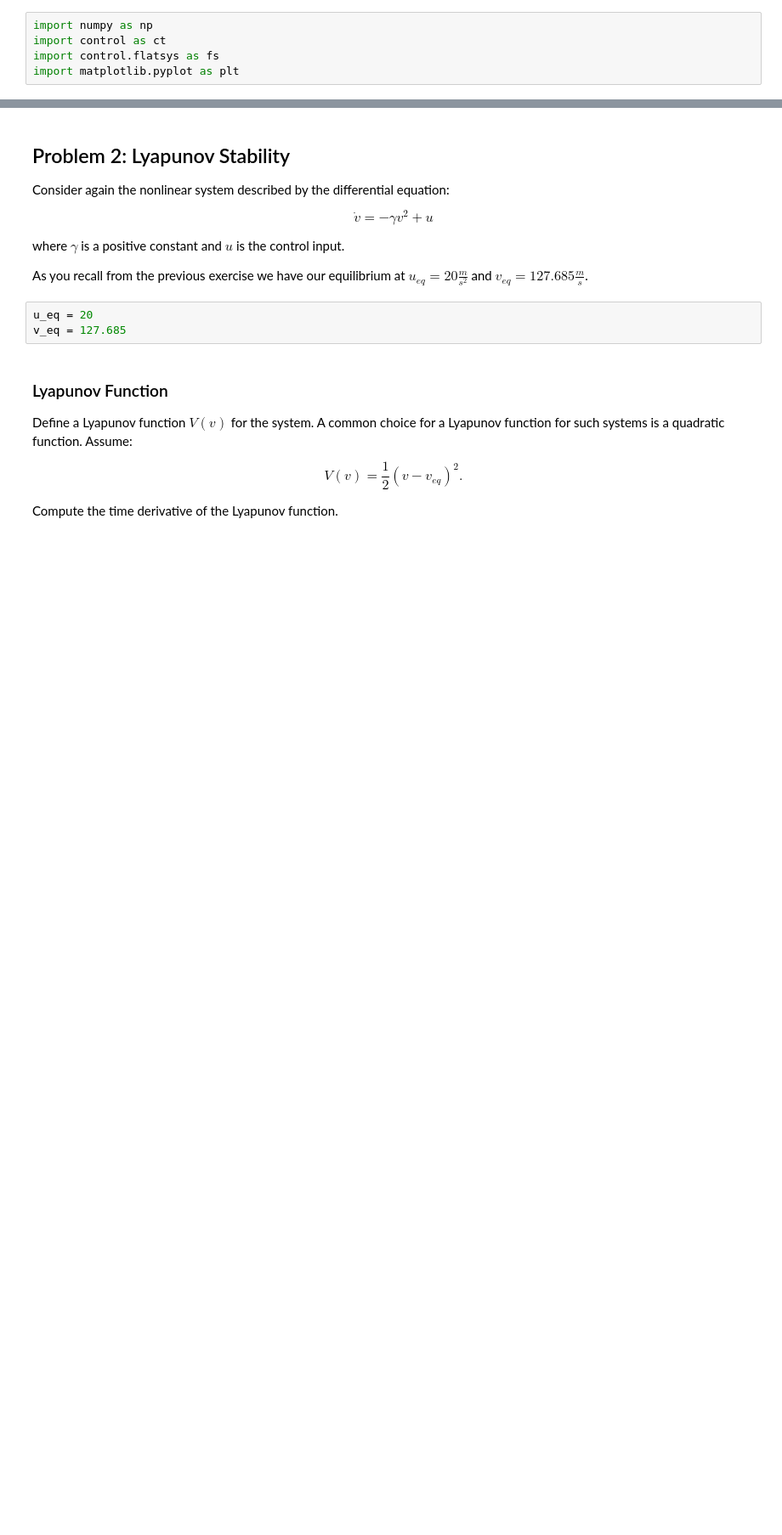
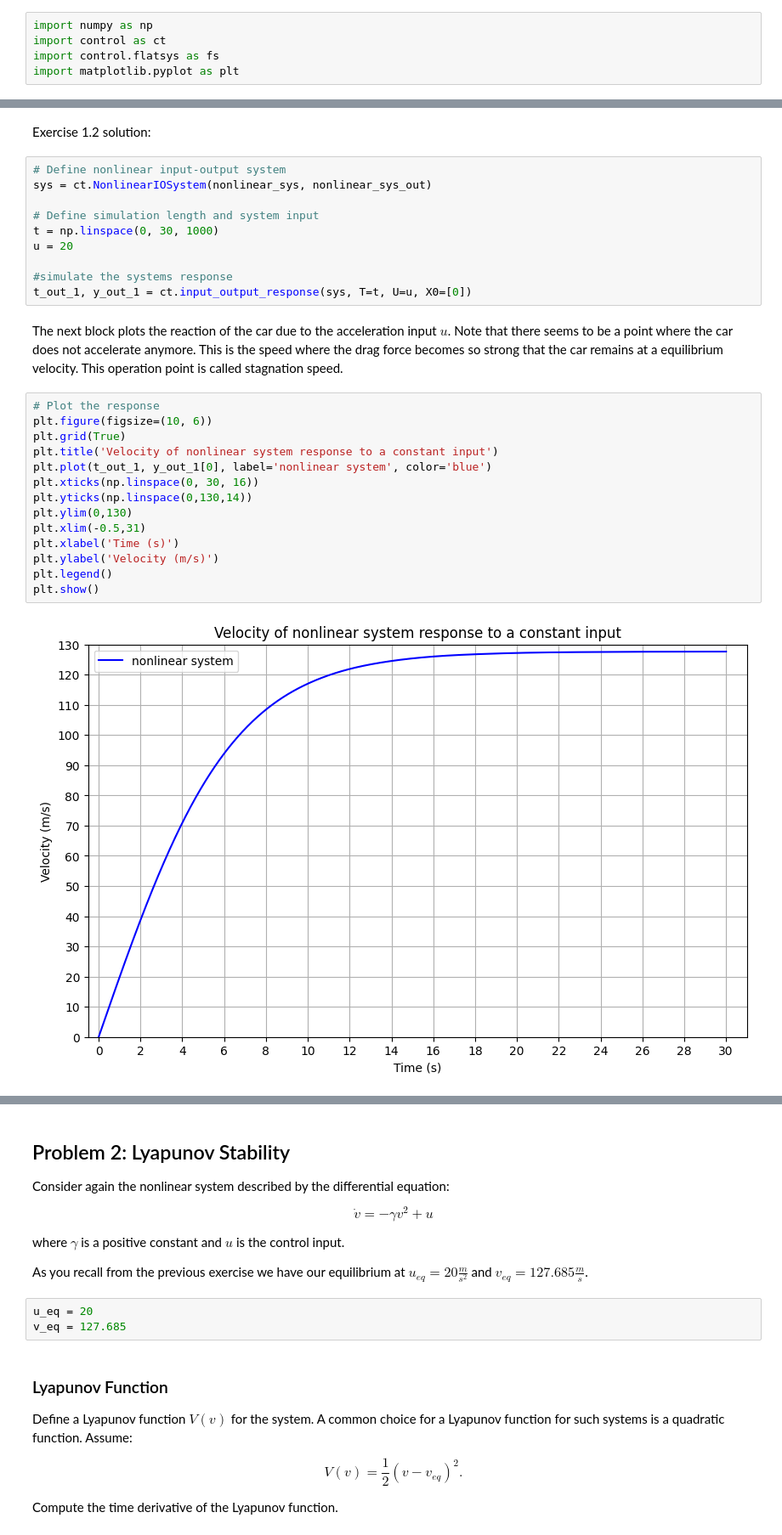
Before and after one commit to idsc-frazzoli/CS2-2024-notebooks, a Jupyter notebook: ps11-NLC1/cs_2024_ps11_NLC1.ipynb, the cells around one changed output, grey strips where cells are left out. Shown at 85% size. Cells and saved outputs as stored; diff of their text form; blank space fills up the shorter version.

```diff
--- a/ps11-NLC1/cs_2024_ps11_NLC1.ipynb
+++ b/ps11-NLC1/cs_2024_ps11_NLC1.ipynb
@@ -38,0 +100,30 @@ import matplotlib.pyplot as plt
+# %% [markdown]
+Exercise 1.2 solution:
+# %%
+# Define nonlinear input-output system
+sys = ct.NonlinearIOSystem(nonlinear_sys, nonlinear_sys_out)
+
+# Define simulation length and system input
+t = np.linspace(0, 30, 1000)
+u = 20
+
+#simulate the systems response
+t_out_1, y_out_1 = ct.input_output_response(sys, T=t, U=u, X0=[0])
+# %% [markdown]
+The next block plots the reaction of the car due to the acceleration input $u$. Note that there seems to be a point where the car does not accelerate anymore. This is the speed where the drag force becomes so strong that the car remains at a equilibrium velocity. This operation point is called stagnation speed.
+# %%
+# Plot the response
+plt.figure(figsize=(10, 6))
+plt.grid(True)
+plt.title('Velocity of nonlinear system response to a constant input')
+plt.plot(t_out_1, y_out_1[0], label='nonlinear system', color='blue')
+plt.xticks(np.linspace(0, 30, 16))
+plt.yticks(np.linspace(0,130,14))
+plt.ylim(0,130)
+plt.xlim(-0.5,31)
+plt.xlabel('Time (s)')
+plt.ylabel('Velocity (m/s)')
+plt.legend()
+plt.show()
+# %% [output]
+[figure, added]
```
Also changed, not shown: parts of 26 cells of this notebook, 1 other file.
